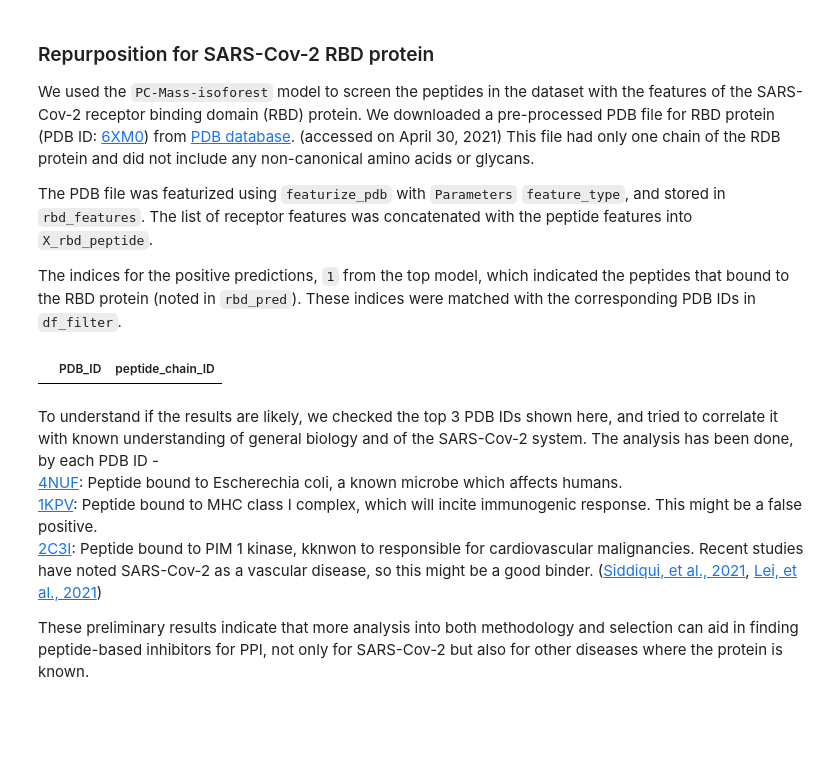
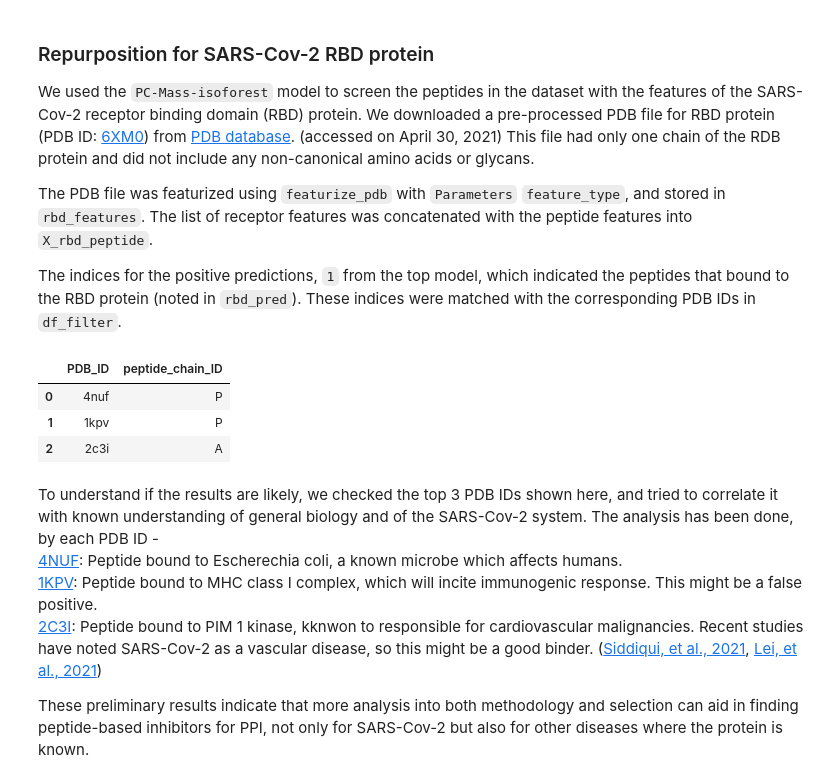
Before and after one commit to geomstats/challenge-iclr-2021, a Jupyter notebook: SomeshMohapatra/Protein_Peptide_Interactions-TDA.ipynb, the cells around one changed output. Drawn from its saved outputs; the diff is of its cells as text; code cells hidden in the pictures; blank space fills up the shorter version.

```diff
--- a/SomeshMohapatra/Protein_Peptide_Interactions-TDA.ipynb
+++ b/SomeshMohapatra/Protein_Peptide_Interactions-TDA.ipynb
@@ -332,11 +332,14 @@ X_rbd_peptide = np.hstack([
     amplitude[top_feature_type]])
 # %%
 rbd_pred = top_models['PC-Mass']['isoforest'].predict(X_rbd_peptide)
-# %%
-df_filter.loc[[idx for idx, pred in enumerate(rbd_pred) if pred == 1]][
-    ['PDB_ID', 'peptide_chain_ID']].head()
-# %% [output]
-|  | PDB_ID | peptide_chain_ID |
+# %%
+df_filter.loc[[idx for idx, pred in enumerate(rbd_pred) if pred == 1]][
+    ['PDB_ID', 'peptide_chain_ID']].head(3)
+# %% [output]
+|  | PDB_ID | peptide_chain_ID |
+| 0 | 4nuf | P |
+| 1 | 1kpv | P |
+| 2 | 2c3i | A |
 # %% [markdown]
 To understand if the results are likely, we checked the top 3 PDB IDs shown here, and tried to correlate it with known understanding of general biology and of the SARS-Cov-2 system. The analysis has been done, by each PDB ID - <br>
 [4NUF](https://www.rcsb.org/structure/4NUF): Peptide bound to Escherechia coli, a known microbe which affects humans.<br>
```
